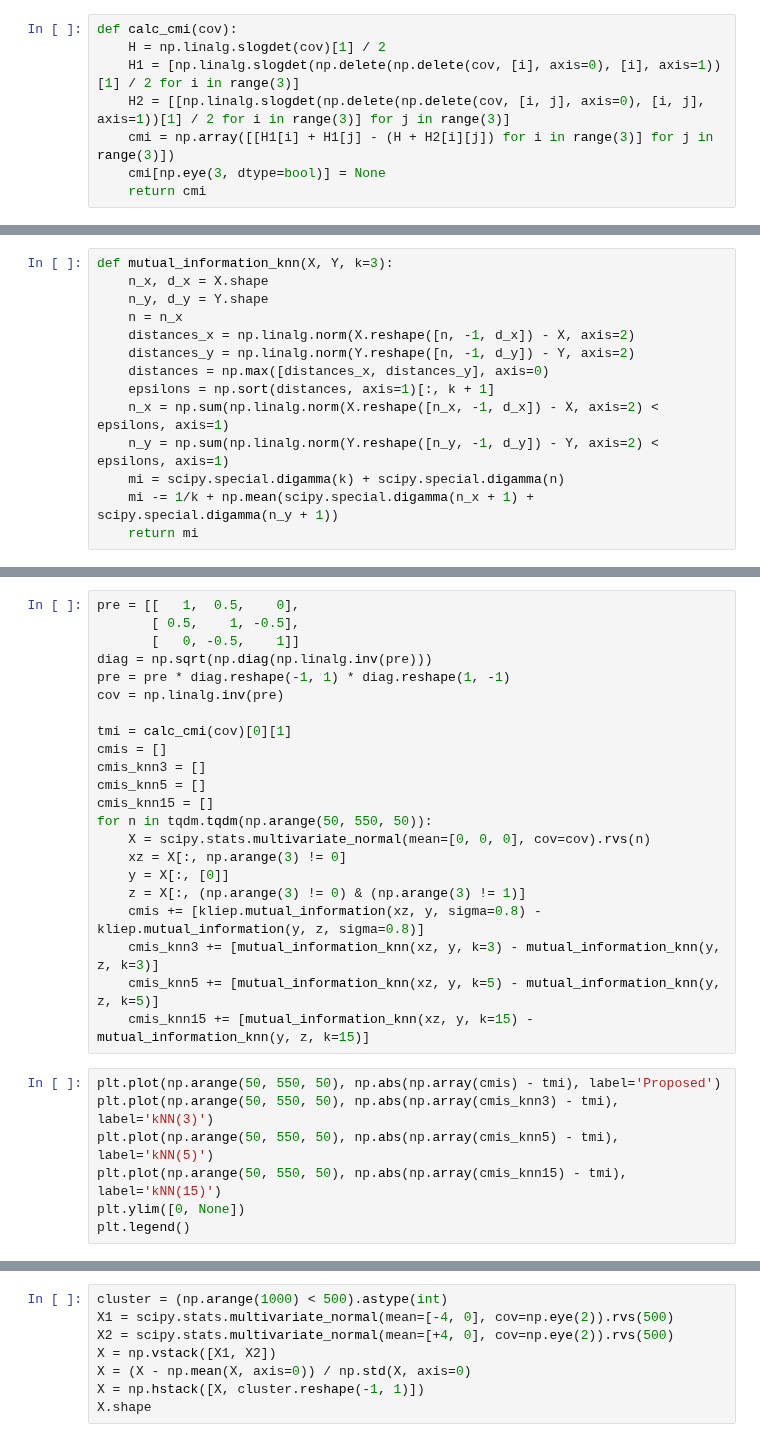
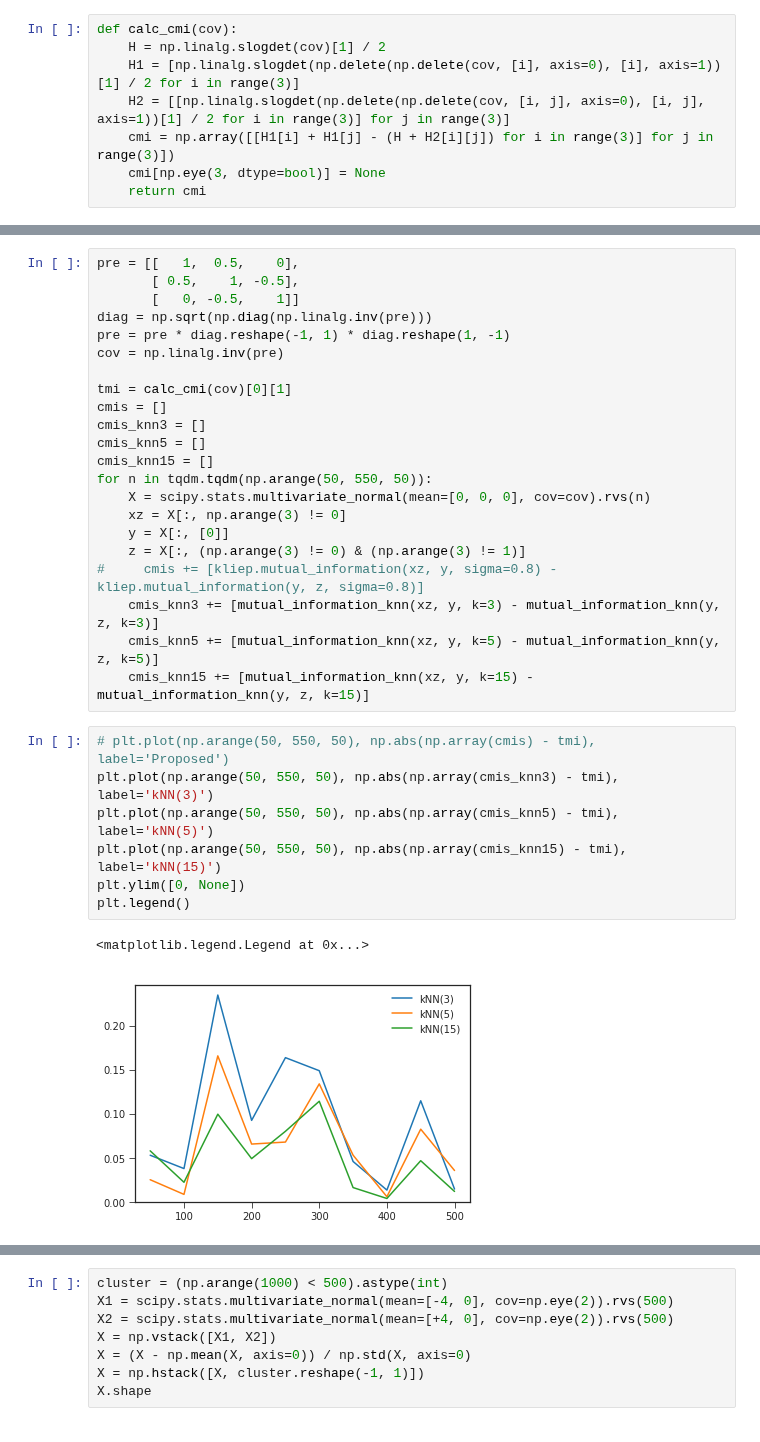
Before and after one commit to y-takashina/density_ratio, a Jupyter notebook: cmi-estimation-performance.ipynb, the cells around one changed output, grey strips where cells are left out. Cells and saved outputs as stored; diff of their text form.

```diff
--- a/cmi-estimation-performance.ipynb
+++ b/cmi-estimation-performance.ipynb
@@ -76,14 +86,0 @@ X[indices].shape
-# %%
-def mutual_information_knn(X, Y, k=3):
-    n_x, d_x = X.shape
-    n_y, d_y = Y.shape
-    n = n_x
-    distances_x = np.linalg.norm(X.reshape([n, -1, d_x]) - X, axis=2)
-    distances_y = np.linalg.norm(Y.reshape([n, -1, d_y]) - Y, axis=2)
-    distances = np.max([distances_x, distances_y], axis=0)
-    epsilons = np.sort(distances, axis=1)[:, k + 1]
-    n_x = np.sum(np.linalg.norm(X.reshape([n_x, -1, d_x]) - X, axis=2) < epsilons, axis=1)
-    n_y = np.sum(np.linalg.norm(Y.reshape([n_y, -1, d_y]) - Y, axis=2) < epsilons, axis=1)
-    mi = scipy.special.digamma(k) + scipy.special.digamma(n)
-    mi -= 1/k + np.mean(scipy.special.digamma(n_x + 1) + scipy.special.digamma(n_y + 1))
-    return mi
@@ -157,14 +112,17 @@ for n in tqdm.tqdm(np.arange(50, 550, 50)):
     xz = X[:, np.arange(3) != 0]
     y = X[:, [0]]
     z = X[:, (np.arange(3) != 0) & (np.arange(3) != 1)]
-    cmis += [kliep.mutual_information(xz, y, sigma=0.8) - kliep.mutual_information(y, z, sigma=0.8)]
+#     cmis += [kliep.mutual_information(xz, y, sigma=0.8) - kliep.mutual_information(y, z, sigma=0.8)]
     cmis_knn3 += [mutual_information_knn(xz, y, k=3) - mutual_information_knn(y, z, k=3)]
     cmis_knn5 += [mutual_information_knn(xz, y, k=5) - mutual_information_knn(y, z, k=5)]
     cmis_knn15 += [mutual_information_knn(xz, y, k=15) - mutual_information_knn(y, z, k=15)]
 # %%
-plt.plot(np.arange(50, 550, 50), np.abs(np.array(cmis) - tmi), label='Proposed')
+# plt.plot(np.arange(50, 550, 50), np.abs(np.array(cmis) - tmi), label='Proposed')
 plt.plot(np.arange(50, 550, 50), np.abs(np.array(cmis_knn3) - tmi), label='kNN(3)')
 plt.plot(np.arange(50, 550, 50), np.abs(np.array(cmis_knn5) - tmi), label='kNN(5)')
 plt.plot(np.arange(50, 550, 50), np.abs(np.array(cmis_knn15) - tmi), label='kNN(15)')
 plt.ylim([0, None])
 plt.legend()
+# %% [output]
+<matplotlib.legend.Legend at 0x...>
+[figure, added]
```
Also changed, not shown: parts of 27 cells of this notebook, 1 other file.
